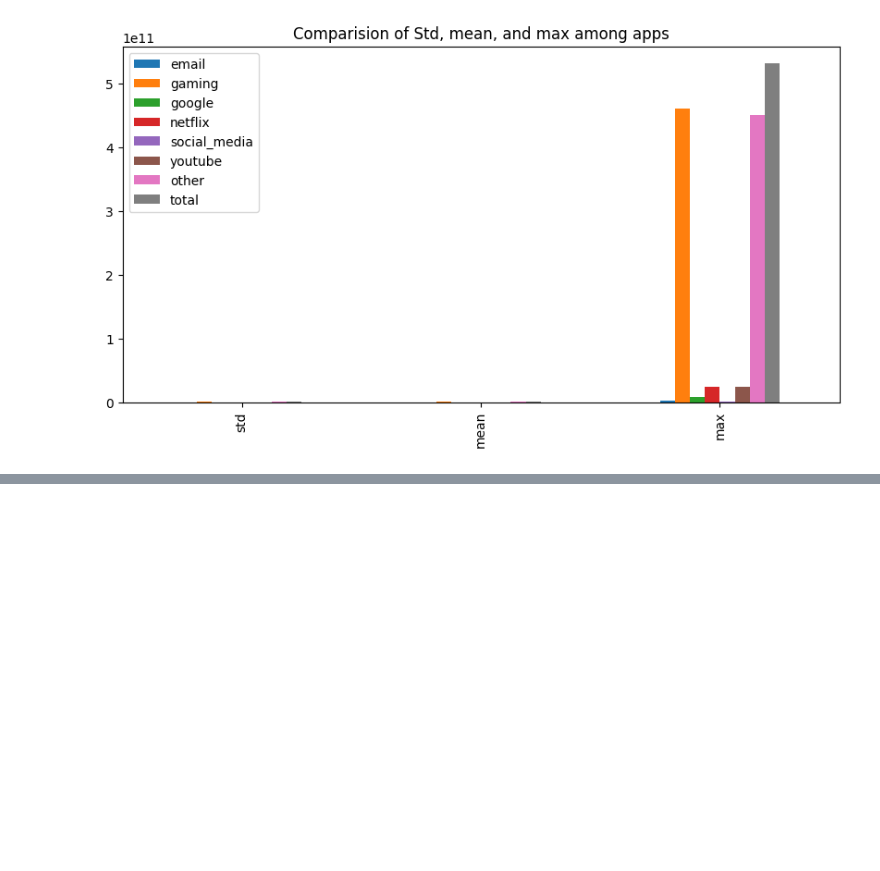
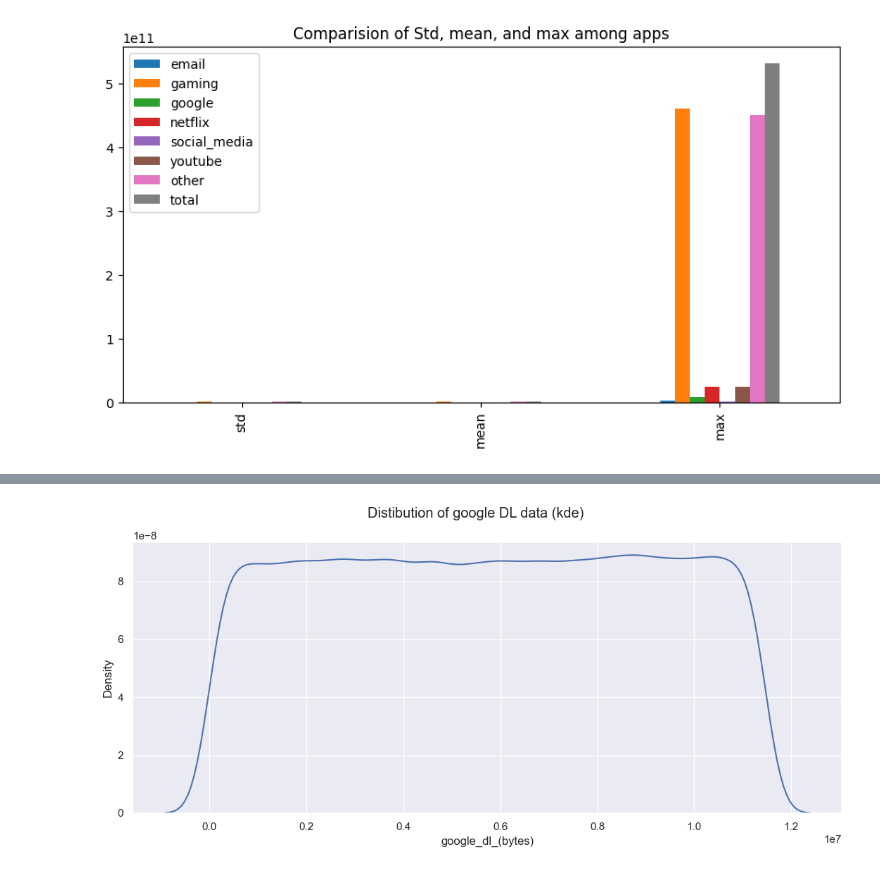
Before and after one commit to Berhanu13/User-Analytics-in-Telecommunication, a Jupyter notebook: notebooks/user_overview_analysis.ipynb, the cells around one changed output, grey strips where cells are left out. Cells and saved outputs as stored; diff of their text form; code cells hidden in the pictures; blank space fills up the shorter version.

```diff
--- a/notebooks/user_overview_analysis.ipynb
+++ b/notebooks/user_overview_analysis.ipynb
@@ -452,0 +513,7 @@ plt.show()
+# %%
+sns.set(rc={'figure.figsize':(13,5)})
+sns.kdeplot(numeric_df["google_dl_(bytes)"])
+plt.suptitle("Distibution of google DL data (kde)")
+plt.show()
+# %% [output]
+[figure, added]
```
Also changed, not shown: parts of 31 cells of this notebook, 1 other file.
